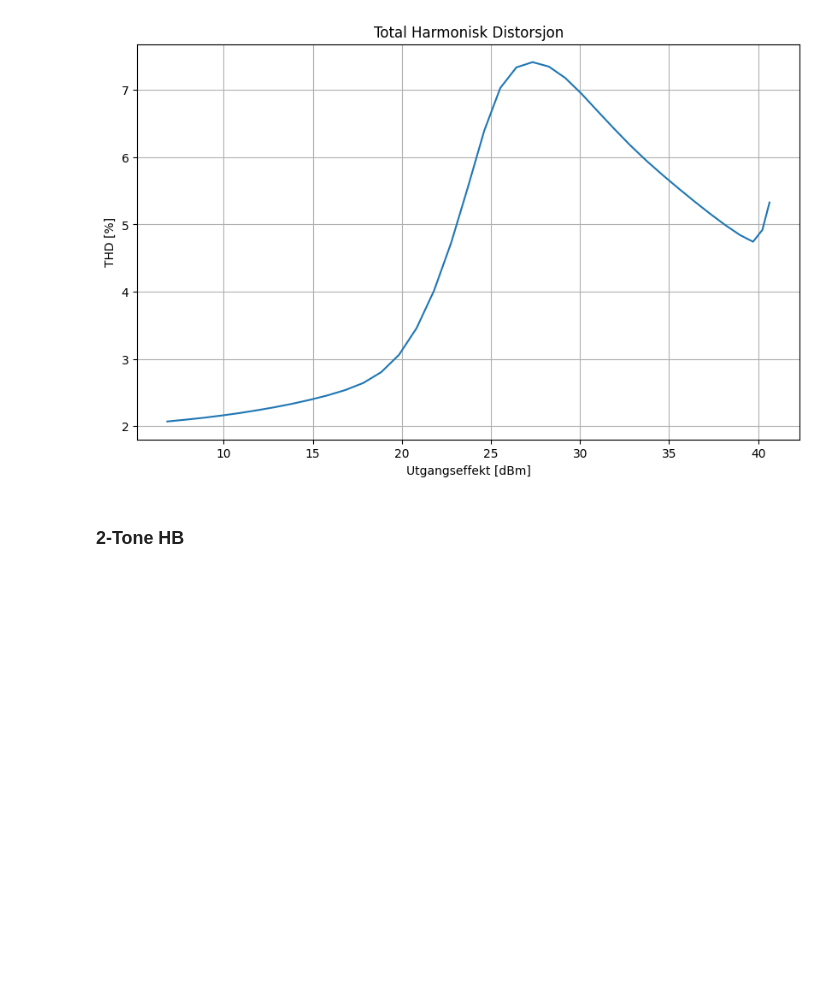
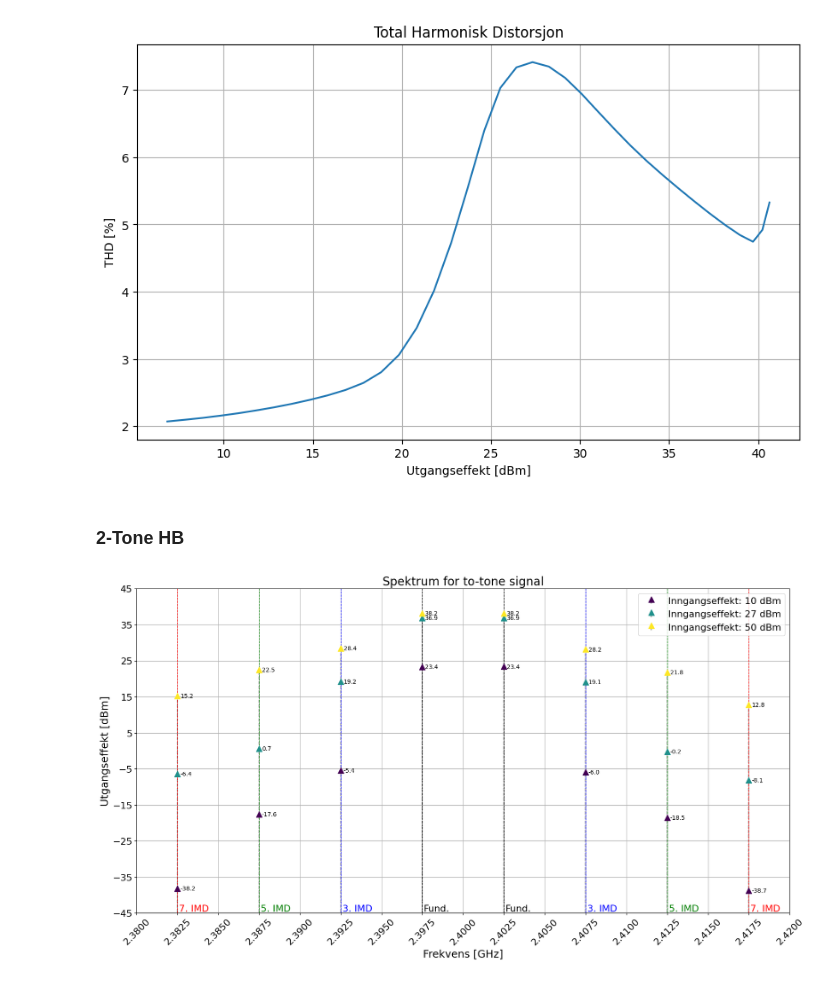
Before and after one commit to SkaugJr/TTT4201-Radiosystemdesign, a Jupyter notebook: Databehandling/Visualisering.ipynb, the cells around one changed output. Drawn from its saved outputs; the diff is of its cells as text; code cells hidden in the pictures; blank space fills up the shorter version.

Commit message:
2 Tone

```diff
--- a/Databehandling/Visualisering.ipynb
+++ b/Databehandling/Visualisering.ipynb
@@ -14,10 +14,10 @@ from scipy.optimize import fsolve
 ### IV-kurve og transkonduktans
 # %%
 # Load IV data
-IV_kurve01 = np.loadtxt('Data/Simulering/IV_kurve01.csv', delimiter=',', skiprows=16)
+IV_kurve01 = np.loadtxt('Data/Simulering/Transistorkarakteristikk/IV_kurve01.csv', delimiter=',', skiprows=16)
 IV_kurve01 = pd.DataFrame(IV_kurve01, columns=['VGS', 'VDS', 'ID'])
 
-Transkonduktans = np.loadtxt('Data/Simulering/Transkonduktans.csv', delimiter=',', skiprows=16)
+Transkonduktans = np.loadtxt('Data/Simulering/Transistorkarakteristikk/Transkonduktans.csv', delimiter=',', skiprows=16)
 Transkonduktans = pd.DataFrame(Transkonduktans, columns=['VGS', 'VDS', 'gm'])
 
 # Create a colormap
@@ -116,7 +116,7 @@ plt.show()
 [figure]
 # %%
 # Load IV data
-IV_kurve = np.loadtxt('Data/Simulering/IV_kurve.csv', delimiter=',', skiprows=17)
+IV_kurve = np.loadtxt('Data/Simulering/Transistorkarakteristikk/IV_kurve.csv', delimiter=',', skiprows=17)
 IV_kurve = pd.DataFrame(IV_kurve, columns=['VGS', 'VDS', 'ID'])
 
 # Convert current from A to mA
@@ -282,7 +282,7 @@ plt.show()
 [figure]
 # %%
 # Load the data
-Spektrum = np.loadtxt('Data/Simulering/Spektrum1Tone.csv', delimiter=',', skiprows=16)
+Spektrum = np.loadtxt('Data/Simulering/HB_1Tone/Spektrum1Tone.csv', delimiter=',', skiprows=16)
 
 # Convert to DataFrame for easier manipulation
 df = pd.DataFrame(Spektrum, columns=['P_in', 'Frequency', 'Value'])
@@ -341,7 +341,8 @@ plt.show()
 # %% [output]
 [figure]
 # %%
-Tidsserier1Tone = np.loadtxt('Data/Simulering/Tidsserier1Tone.csv', delimiter=',', skiprows=31)
+# Load the data
+Tidsserier1Tone = np.loadtxt('Data/Simulering/HB_1Tone/Tidsserier1Tone.csv', delimiter=',', skiprows=31)
 Tidsserier1Tone = pd.DataFrame(Tidsserier1Tone, columns=['P_in', 'Time', 'V_in', 'I_in', 'V_out', 'I_out'])
 
 # Convert Time to picoseconds
@@ -413,0 +413,70 @@ plt.grid(True)
+# %%
+# Load the data
+Spektrum2Tone = np.loadtxt('Data/Simulering/HB_2Tone/Spektrum2Tone.csv', delimiter=',', skiprows=16)
+Spektrum2Tone = pd.DataFrame(Spektrum2Tone, columns=['RFPower', 'Frequency', 'Value'])
+
+Fund_freqs = [2.3975, 2.4025]
+imd_3rd = [2 * Fund_freqs[0] - Fund_freqs[1], 2 * Fund_freqs[1] - Fund_freqs[0]]
+imd_5th = [3 * Fund_freqs[0] - 2 * Fund_freqs[1], 3 * Fund_freqs[1] - 2 * Fund_freqs[0]]
+imd_7th = [4 * Fund_freqs[0] - 3 * Fund_freqs[1], 4 * Fund_freqs[1] - 3 * Fund_freqs[0]]
+
+# Slice data to only include frequencies between 2.3 and 2.5 GHz and convert to GHz
+Spektrum2Tone_Fund = Spektrum2Tone[(Spektrum2Tone['Frequency'] < 2.5e9) & (Spektrum2Tone['Frequency'] > 2.3e9)].copy()
+Spektrum2Tone_Fund.loc[:, 'Frequency'] = Spektrum2Tone_Fund['Frequency'] / 1e9
+
+Power_values = [10, 27, 50]  # dBm
+cmap = plt.get_cmap('viridis', len(Power_values))
+
+plt.figure(figsize=(20, 10))
+for i, Power in enumerate(Power_values):
+    idx = (Spektrum2Tone_Fund['RFPower'] == Power)
+    freqs = Spektrum2Tone_Fund[idx]['Frequency'].values
+    values = Spektrum2Tone_Fund[idx]['Value'].values
+
+    markerline, stemlines, baseline = plt.stem(
+        freqs,
+        values,
+        linefmt='--',
+        markerfmt='^',
+        basefmt=' ',
+        label=f'Inngangseffekt: {Power} dBm',
+        bottom=min_value
+    )
+    plt.setp(markerline, 'zorder', 3, 'markersize', 10, 'color', cmap(i))  # Set marker z-order, size, and color
+    plt.setp(stemlines, 'zorder', 2, 'color', 'gray')   # Set stem line z-order and color
+    plt.setp(baseline, 'zorder', 1)  # Set baseline z-order
+
+    for x, y in zip(freqs, values):
+        plt.annotate(f'{y:.1f}', xy=(x, y), xytext=(5, -3), textcoords='offset points', fontsize=10, color='black')
+
+# Annotate IMD products with vertical lines and text labels
+for fund in Fund_freqs:
+    plt.axvline(x=fund, color='k', linestyle='--', linewidth=1)
+    plt.text(fund+0.0001, -45, 'Fund.', verticalalignment='bottom', fontsize=16)
+
+for imd_freq in imd_3rd:
+    plt.axvline(x=imd_freq, color='b', linestyle='--', linewidth=1)
+    plt.text(imd_freq+0.0001, -45, '3. IMD', verticalalignment='bottom', fontsize=16, color='b')
+
+for imd_freq in imd_5th:
+    plt.axvline(x=imd_freq, color='g', linestyle='--', linewidth=1)
+    plt.text(imd_freq+0.0001, -45, '5. IMD', verticalalignment='bottom', fontsize=16, color='g')
+
+for imd_freq in imd_7th:
+    plt.axvline(x=imd_freq, color='r', linestyle='--', linewidth=1)
+    plt.text(imd_freq+0.0001, -45, '7. IMD', verticalalignment='bottom', fontsize=16, color='r')
+
+plt.xlabel('Frekvens [GHz]', fontsize=18)
+plt.ylabel('Utgangseffekt [dBm]', fontsize=18)
+plt.title('Spektrum for to-tone signal', fontsize=20)
+plt.legend(fontsize=16)
+
+plt.xlim(2.38, 2.42)
+plt.xticks(np.arange(2.38, 2.42 + 0.0001, 0.0025), fontsize=16, rotation=45)
+plt.ylim(-45, 40)
+plt.yticks(np.arange(-45, 40 + 10, 10), fontsize=16)
+
+plt.grid(True)
+plt.show()
+# %% [output]
+[figure, added]
```
Also changed, not shown: parts of 7 cells of this notebook, 22 other files.
